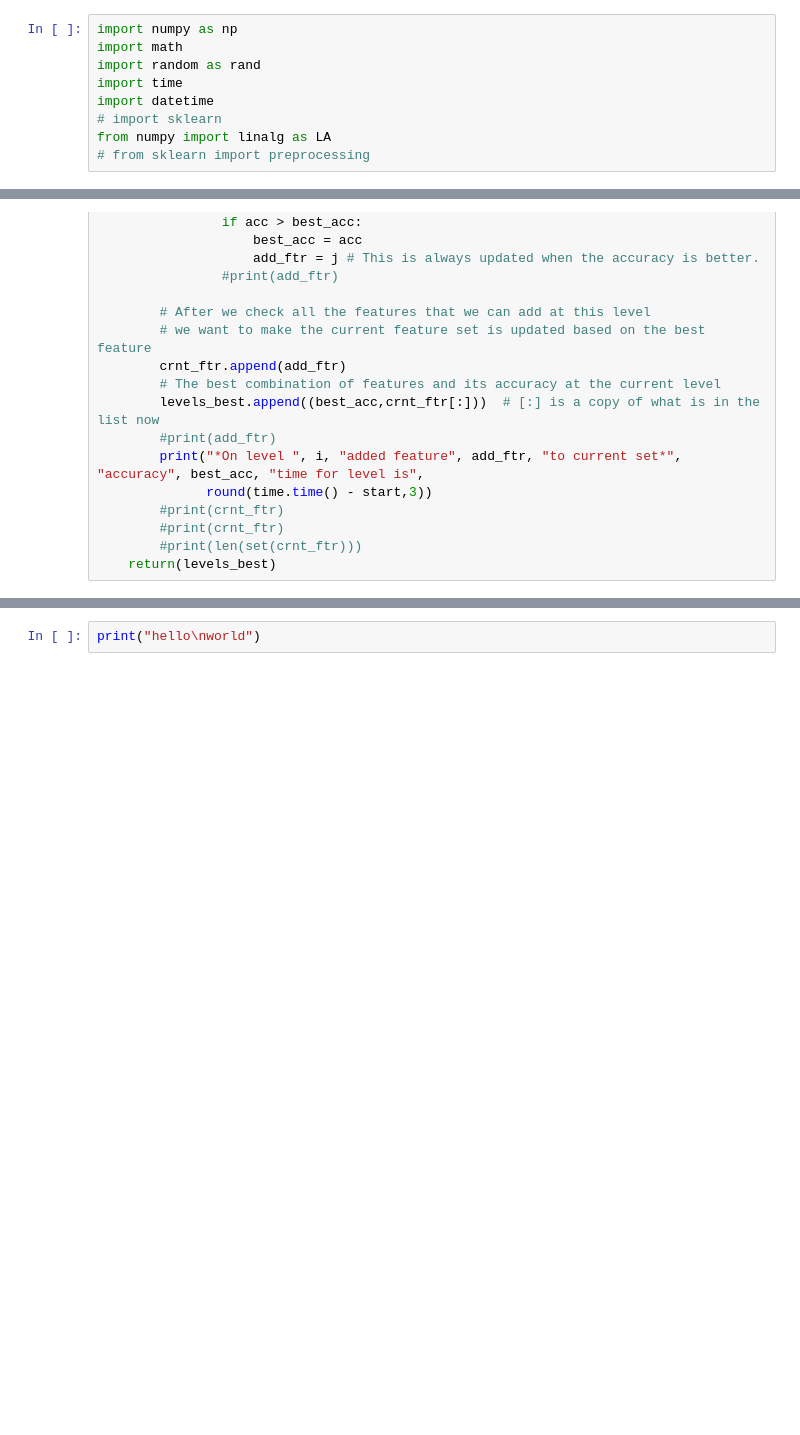
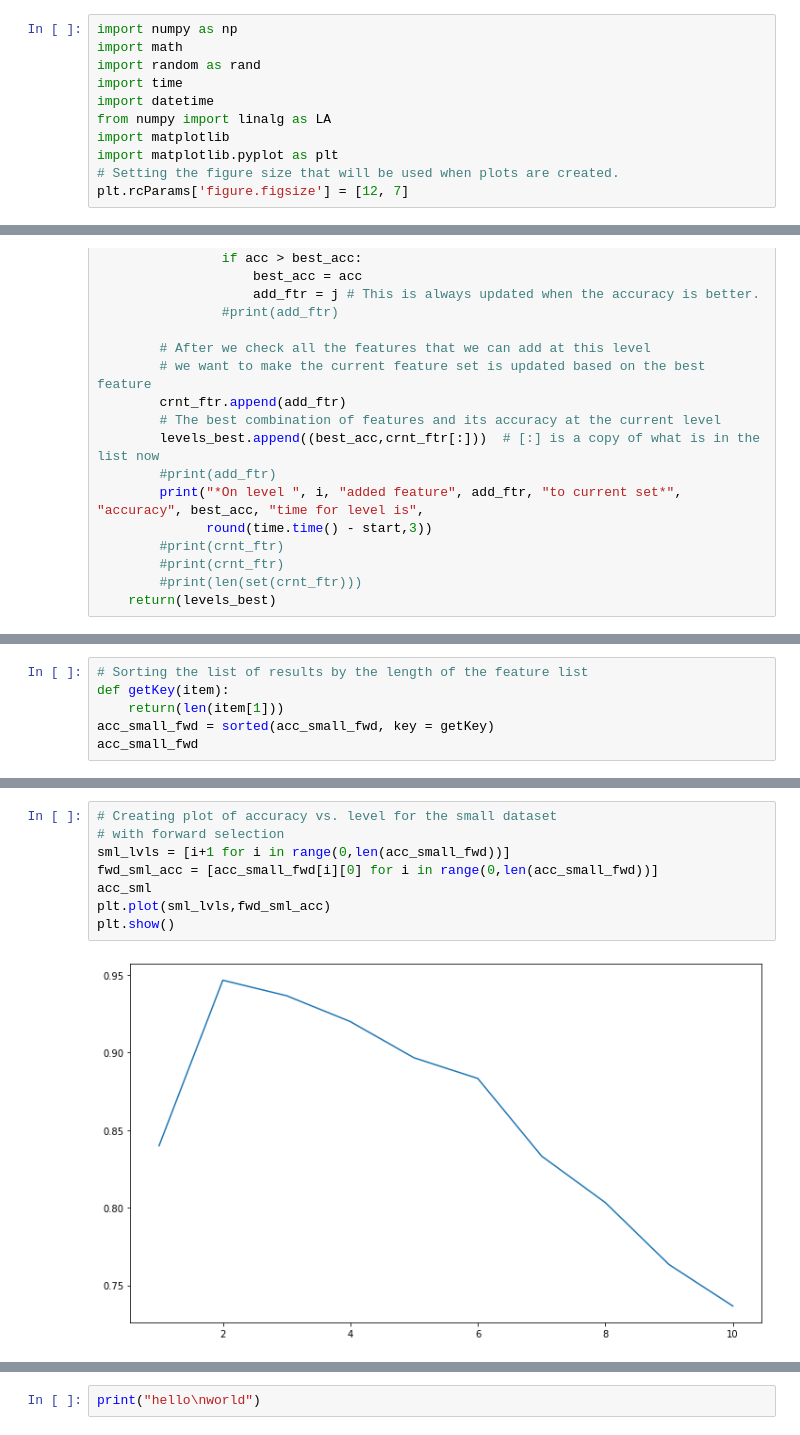
Before and after one commit to nirvolo/kNN-Feature-Search, a Jupyter notebook: kNN_Search_Code.ipynb, the cells around one changed output, grey strips where cells are left out. Saved outputs shown, nothing was run; the diff lists cells and outputs as text; blank space fills up the shorter version.

Commit message:
Add files via upload
Added some code for plots

```diff
--- a/kNN_Search_Code.ipynb
+++ b/kNN_Search_Code.ipynb
@@ -4,9 +4,11 @@ import math
 import random as rand
 import time
 import datetime
-# import sklearn
 from numpy import linalg as LA
-# from sklearn import preprocessing
+import matplotlib
+import matplotlib.pyplot as plt
+# Setting the figure size that will be used when plots are created.
+plt.rcParams['figure.figsize'] = [12, 7]
 # %%
 small = np.loadtxt("CS205_small_testdata__3.txt")
 large = np.loadtxt('CS205_large_testdata__36.txt')
@@ -126,0 +129,6 @@ On the 6 th level of the search tree
+# %%
+# Sorting the list of results by the length of the feature list
+def getKey(item):
+    return(len(item[1]))
+acc_small_fwd = sorted(acc_small_fwd, key = getKey)
+acc_small_fwd
@@ -127,3 +146,13 @@ On the 6 th level of the search tree
+# %%
+# Creating plot of accuracy vs. level for the small dataset
+# with forward selection
+sml_lvls = [i+1 for i in range(0,len(acc_small_fwd))]
+fwd_sml_acc = [acc_small_fwd[i][0] for i in range(0,len(acc_small_fwd))]
+acc_sml
+plt.plot(sml_lvls,fwd_sml_acc)
+plt.show()
+# %% [output]
+[figure, added]
 # %%
 ##### Forward Selection with Large Dataset #######
 print(datetime.datetime.now().time())
```
Also changed, not shown: parts of 17 cells of this notebook.
